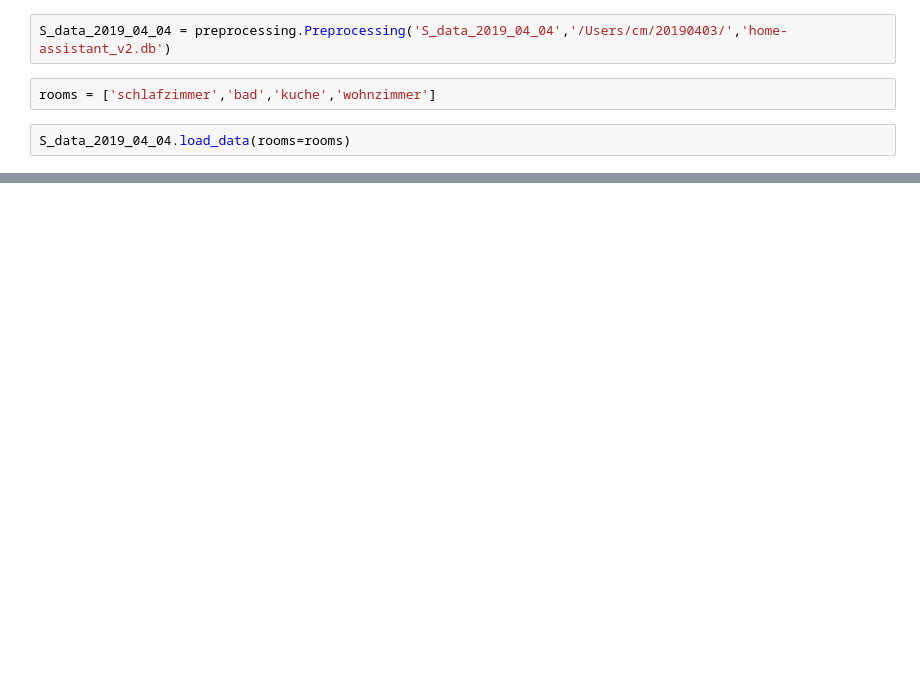
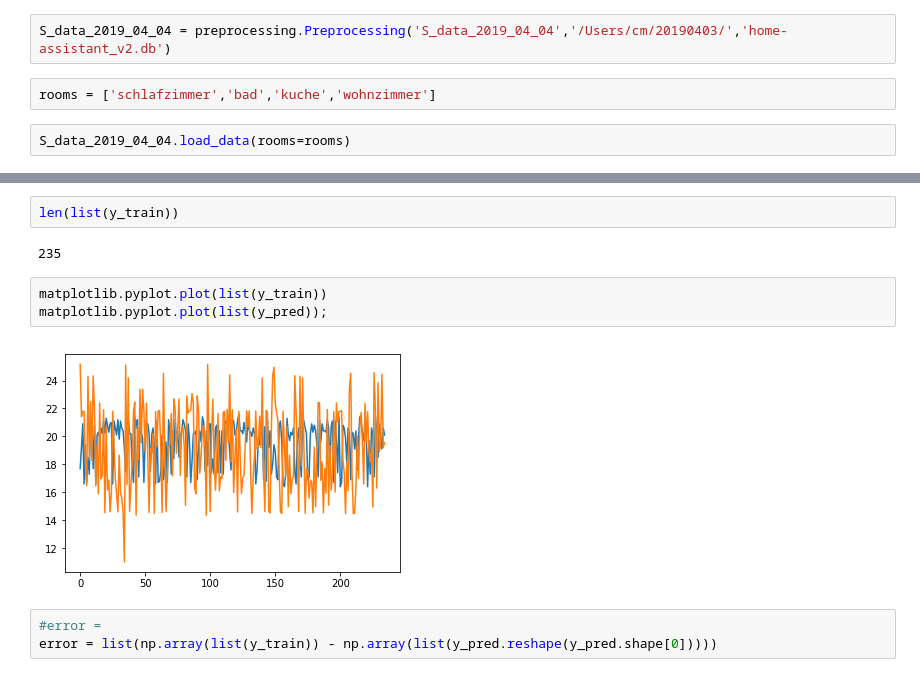
Before and after one commit to CMootz/week_program, a Jupyter notebook: Notebooks/preprocess.ipynb, the cells around one changed output, grey strips where cells are left out. Drawn from its saved outputs; the diff is of its cells as text; blank space fills up the shorter version.

```diff
--- a/Notebooks/preprocess.ipynb
+++ b/Notebooks/preprocess.ipynb
@@ -33,0 +267,12 @@ S_data_2019_04_04.get('train_raw_climatewohnzimmer').head()
+# %%
+len(list(y_train))
+# %% [output]
+235
+# %%
+matplotlib.pyplot.plot(list(y_train))
+matplotlib.pyplot.plot(list(y_pred));
+# %% [output]
+[figure, added]
+# %%
+#error =
+error = list(np.array(list(y_train)) - np.array(list(y_pred.reshape(y_pred.shape[0]))))
```
Also changed, not shown: parts of 38 cells of this notebook, 2 other files.
